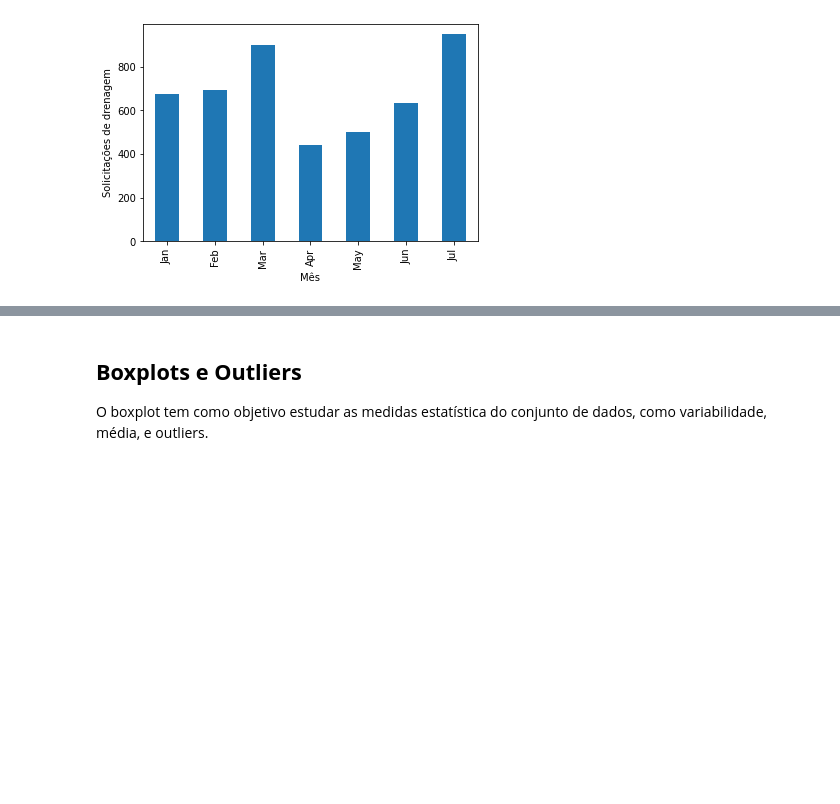
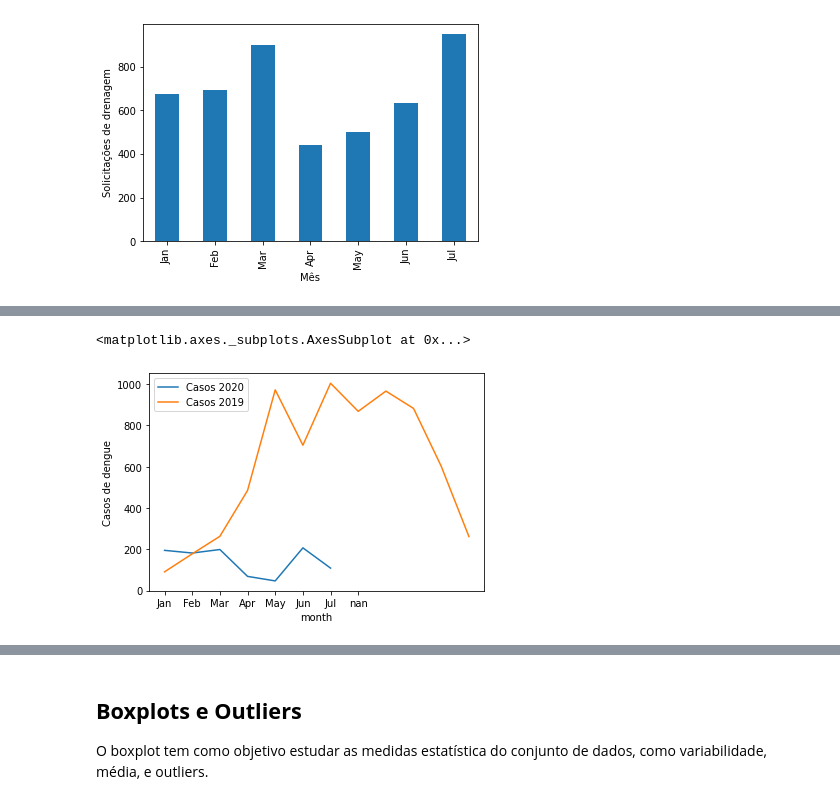
Before and after one commit to HiagoAD/GDI2, a Jupyter notebook: Project_1.ipynb, the cells around one changed output, grey strips where cells are left out. Saved outputs shown, nothing was run; the diff lists cells and outputs as text; code cells hidden in the pictures; blank space fills up the shorter version.

```diff
--- a/Project_1.ipynb
+++ b/Project_1.ipynb
@@ -204,0 +261,8 @@ crossed_info19.plot(x='month', y='CHAMADOS_EMLURB', kind='bar', legend=False, yl
+# %%
+# Comparação de casos de dengue para anos de 2020 e 2019
+
+ax = crossed_info.plot(x='month', y = 'CASOS_DENGUE', ylabel='Casos de dengue', xlabel='Mês', kind = 'line', label='Casos 2020')
+crossed_info19.plot(x='month', y = 'CASOS_DENGUE', kind = 'line', ax=ax, label='Casos 2019')
+# %% [output]
+<matplotlib.axes._subplots.AxesSubplot at 0x...>
+[figure, added]
```
Also changed, not shown: parts of 12 cells of this notebook.
